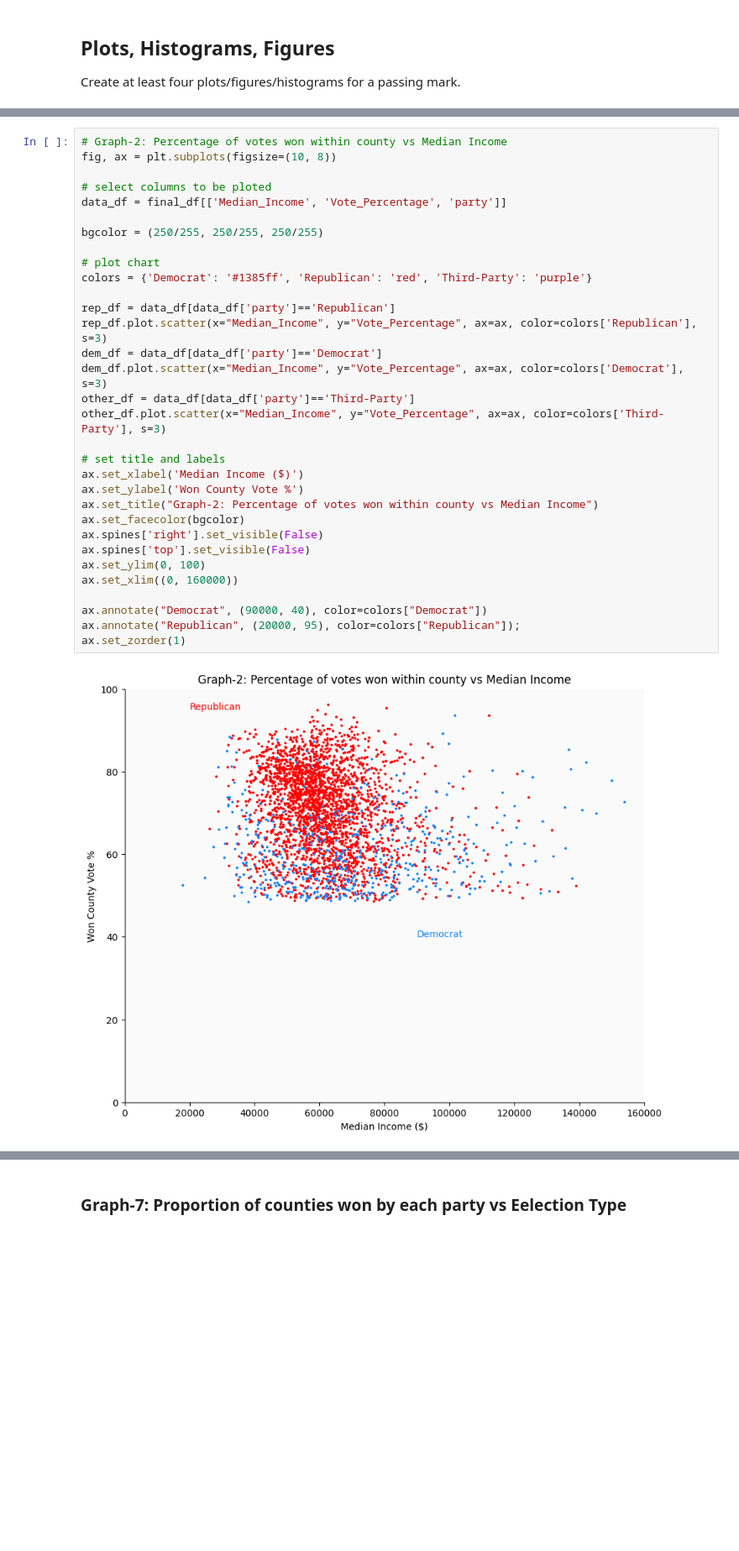
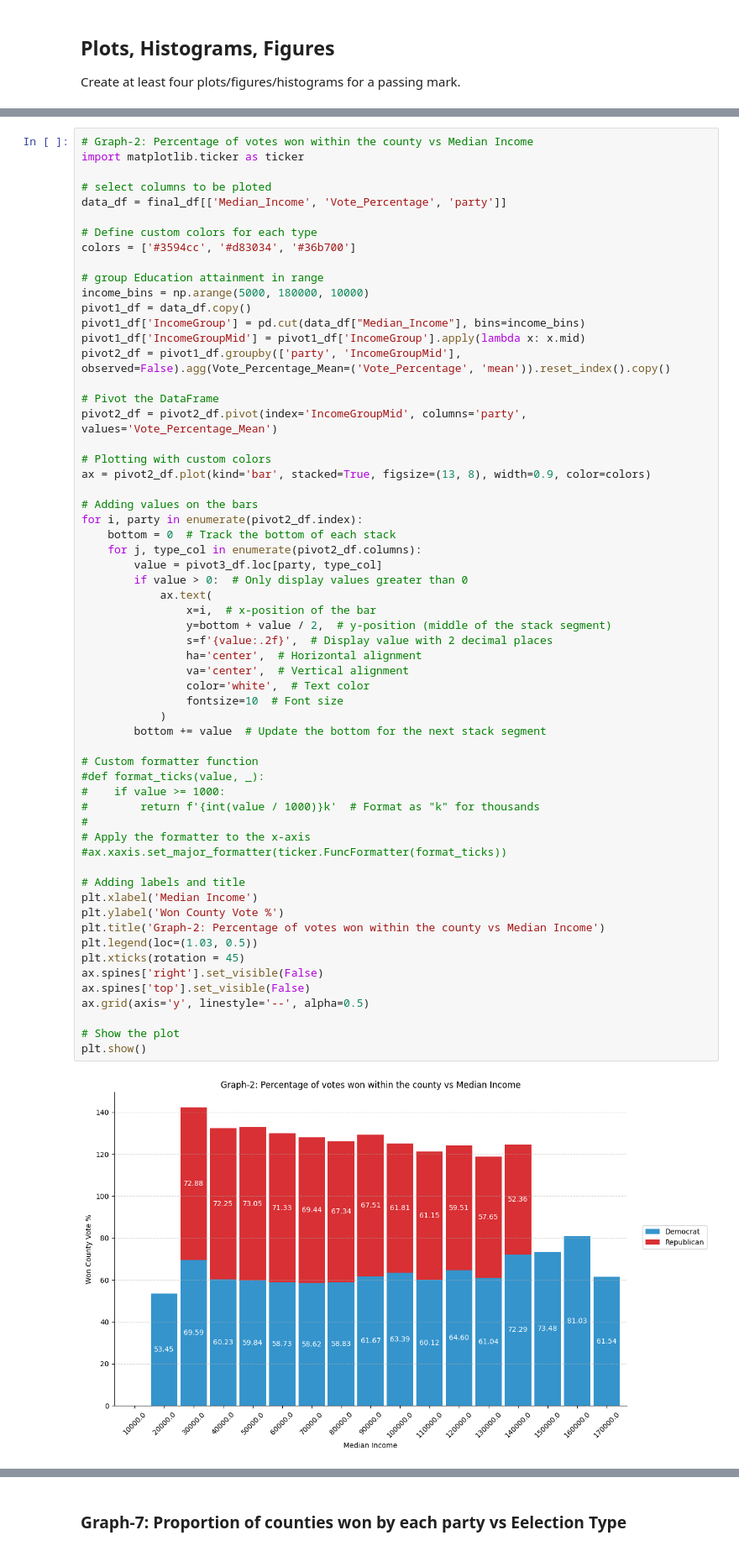
Before and after one commit to ECO225-W2025/eco225-project-code-marcus214, a Jupyter notebook: Project-One.ipynb, the cells around one changed output, grey strips where cells are left out. Shown at 84% size. Saved outputs shown, nothing was run; the diff lists cells and outputs as text; blank space fills up the shorter version.

Commit message:
Updated Graph-2
1. Updated Graph-2
2. Split summary statistics

```diff
--- a/Project-One.ipynb
+++ b/Project-One.ipynb
@@ -237,35 +266,63 @@ ax.bar_label(ax.containers[0])
 # %%
-# Graph-2: Percentage of votes won within county vs Median Income
-fig, ax = plt.subplots(figsize=(10, 8))
+# Graph-2: Percentage of votes won within the county vs Median Income
+import matplotlib.ticker as ticker
 
 # select columns to be ploted
 data_df = final_df[['Median_Income', 'Vote_Percentage', 'party']]
 
-bgcolor = (250/255, 250/255, 250/255)
+# Define custom colors for each type
+colors = ['#3594cc', '#d83034', '#36b700']
 
-# plot chart
-colors = {'Democrat': '#1385ff', 'Republican': 'red', 'Third-Party': 'purple'}
+# group Education attainment in range
+income_bins = np.arange(5000, 180000, 10000)
+pivot1_df = data_df.copy()
+pivot1_df['IncomeGroup'] = pd.cut(data_df["Median_Income"], bins=income_bins)
+pivot1_df['IncomeGroupMid'] = pivot1_df['IncomeGroup'].apply(lambda x: x.mid)
+pivot2_df = pivot1_df.groupby(['party', 'IncomeGroupMid'], observed=False).agg(Vote_Percentage_Mean=('Vote_Percentage', 'mean')).reset_index().copy()
 
-rep_df = data_df[data_df['party']=='Republican']
-rep_df.plot.scatter(x="Median_Income", y="Vote_Percentage", ax=ax, color=colors['Republican'], s=3)
-dem_df = data_df[data_df['party']=='Democrat']
-dem_df.plot.scatter(x="Median_Income", y="Vote_Percentage", ax=ax, color=colors['Democrat'], s=3)
-other_df = data_df[data_df['party']=='Third-Party']
-other_df.plot.scatter(x="Median_Income", y="Vote_Percentage", ax=ax, color=colors['Third-Party'], s=3)
+# Pivot the DataFrame
+pivot2_df = pivot2_df.pivot(index='IncomeGroupMid', columns='party', values='Vote_Percentage_Mean')
 
-# set title and labels
-ax.set_xlabel('Median Income ($)')
-ax.set_ylabel('Won County Vote %')
-ax.set_title("Graph-2: Percentage of votes won within county vs Median Income")
-ax.set_facecolor(bgcolor)
+# Plotting with custom colors
+ax = pivot2_df.plot(kind='bar', stacked=True, figsize=(13, 8), width=0.9, color=colors)
+
+# Adding values on the bars
+for i, party in enumerate(pivot2_df.index):
+    bottom = 0  # Track the bottom of each stack
+    for j, type_col in enumerate(pivot2_df.columns):
+        value = pivot3_df.loc[party, type_col]
+        if value > 0:  # Only display values greater than 0
+            ax.text(
+                x=i,  # x-position of the bar
+                y=bottom + value / 2,  # y-position (middle of the stack segment)
+                s=f'{value:.2f}',  # Display value with 2 decimal places
+                ha='center',  # Horizontal alignment
+                va='center',  # Vertical alignment
+                color='white',  # Text color
+                fontsize=10  # Font size
+            )
+        bottom += value  # Update the bottom for the next stack segment
+
+# Custom formatter function
+#def format_ticks(value, _):
+#    if value >= 1000:
+#        return f'{int(value / 1000)}k'  # Format as "k" for thousands
+#
+# Apply the formatter to the x-axis
+#ax.xaxis.set_major_formatter(ticker.FuncFormatter(format_ticks))
+
+# Adding labels and title
+plt.xlabel('Median Income')
+plt.ylabel('Won County Vote %')
+plt.title('Graph-2: Percentage of votes won within the county vs Median Income')
+plt.legend(loc=(1.03, 0.5))
+plt.xticks(rotation = 45)
 ax.spines['right'].set_visible(False)
 ax.spines['top'].set_visible(False)
-ax.set_ylim(0, 100)
-ax.set_xlim((0, 160000))
+ax.grid(axis='y', linestyle='--', alpha=0.5)
 
-ax.annotate("Democrat", (90000, 40), color=colors["Democrat"])
-ax.annotate("Republican", (20000, 95), color=colors["Republican"]);
-ax.set_zorder(1)
+# Show the plot
+plt.show()
 # %% [output]
-[figure, old version]
+[figure, new version]
 # %% [markdown]
```
Also changed, not shown: parts of 17 cells of this notebook.
